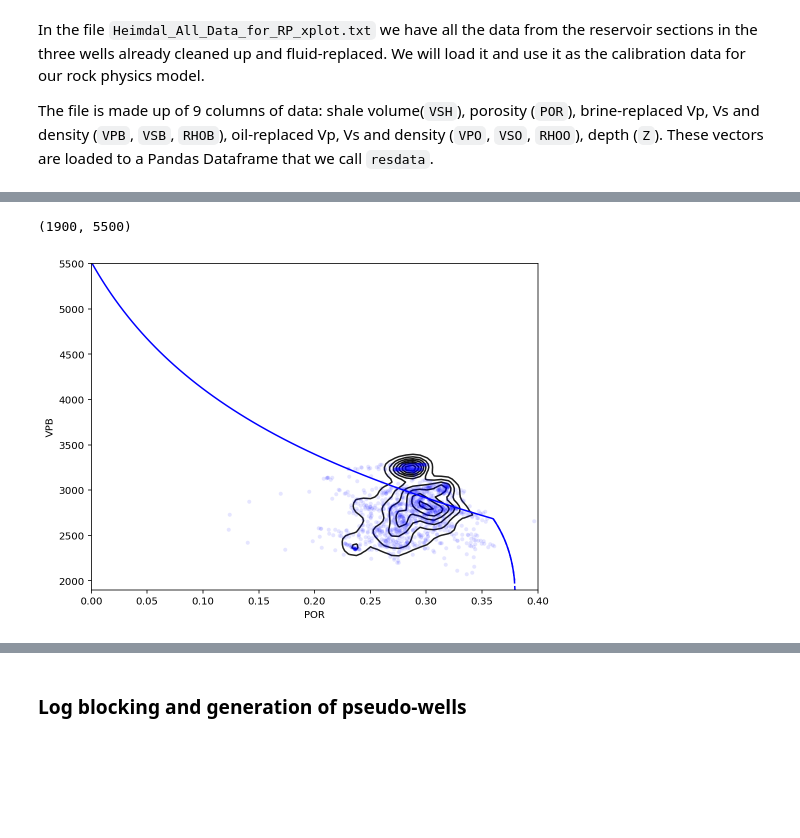
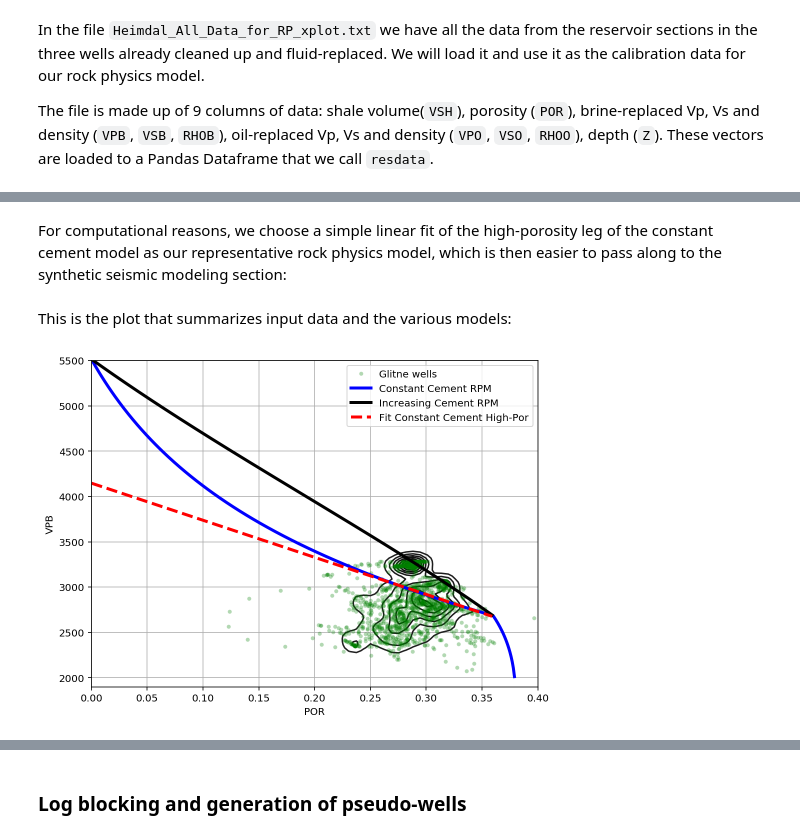
Before and after one commit to aadm/ASAP, a Jupyter notebook: ASAP_notebook_1.ipynb, the cells around one changed output, grey strips where cells are left out. Saved outputs shown, nothing was run; the diff lists cells and outputs as text; code cells hidden in the pictures; blank space fills up the shorter version.

```diff
--- a/ASAP_notebook_1.ipynb
+++ b/ASAP_notebook_1.ipynb
@@ -222,18 +181,37 @@ vp_ctc,vs_ctc,rho_ctc,_= vels(Kdry,Gdry,K0,D0,Kf,Df,por_ctc)
 # %%
 # constant cement model (_csc)
 por_csc=np.arange(.0001,critpor,.001)
-Kdry, Gdry = constantcement(K0, G0, por_csc, phi_cem=0.36, phi_c=critpor, Cn=coordn, Kc=Kcem, Gc=Gcem)
-vp_csc,vs_csc,rho_csc,_= vels(Kdry,Gdry,K0,D0,Kf,Df,por_csc)
+Kdry, Gdry = al.constantcement(K0, G0, por_csc, phi_cem=por_hs, phi_c=critpor, Cn=coordn, Kc=Kcem, Gc=Gcem)
+vp_csc,vs_csc,rho_csc,_= al.vels(Kdry,Gdry,K0,D0,Kf,Df,por_csc)
+# %%
+#increasing cement model (h-s upper bound)
+por_ic=np.arange(.0001,por_hs,.001)
+Kdry, Gdry = al.inccement(K0, G0, por_ic,  phi_cem=por_hs, phi_c=critpor, Cn=coordn, Kc=Kcem, Gc=Gcem)
+vp_ic,vs_ic,rho_ic,_= al.vels(Kdry,Gdry,K0,D0,Kf,Df,por_ic)
+# %% [markdown]
+For computational reasons, we choose a simple linear fit of the high-porosity leg of the constant cement model as our representative rock physics model, which is then easier to pass along to the synthetic seismic modeling section:
+# %%
+# Regression of high-porosity "leg" of constant cement model
+por_fit=np.arange(.0001,por_hs,.001)
+highporleg = (por_csc>=.25) & (por_csc<=por_hs)
+fit = np.polyfit(por_csc[highporleg], vp_csc[highporleg], 1)
+vp_fit = np.polyval(fit,por_fit)
+# %% [markdown]
+This is the plot that summarizes input data and the various models:
 # %%
 f,ax=plt.subplots(figsize=(8,6))
 sns.kdeplot(resdata.POR,resdata.VPB, ax=ax,  levels=8, gridsize=50, color='k')
-ax.plot(resdata.POR,resdata.VPB, 'ob', ms=4, mec='None', alpha=0.1)
-ax.plot(por_ctc,vp_ctc,'--b')
-ax.plot(por_csc,vp_csc,'-b')
-#ax.set_xlim(0.15,0.40)
-#ax.set_ylim(2000,4000)
+ax.plot(resdata.POR,resdata.VPB, 'og', ms=4, mec='None', alpha=0.3, label='Glitne wells')
+# -- we can avoid plotting the high-porosity model (contact cement)
+# --- because that is included in the constant cement model
+# ax.plot(por_ctc,vp_ctc,'--b')
+ax.plot(por_csc,vp_csc,'-b', lw=3, label='Constant Cement RPM')
+ax.plot(por_ic,vp_ic,'-k', lw=3, label='Increasing Cement RPM')
+ax.plot(por_fit,vp_fit,'--r', lw=3, label='Fit Constant Cement High-Por')
 ax.set_xlim(0.,0.40)
 ax.set_ylim(1900,5500)
+ax.grid()
+ax.legend();
+plt.savefig('FIGS/rpm_glitne_wells.png', dpi=200)
 # %% [output]
-(1900, 5500)
-[figure, old version]
+[figure, new version]
```
Also changed, not shown: parts of 10 cells of this notebook, 2 other files.
